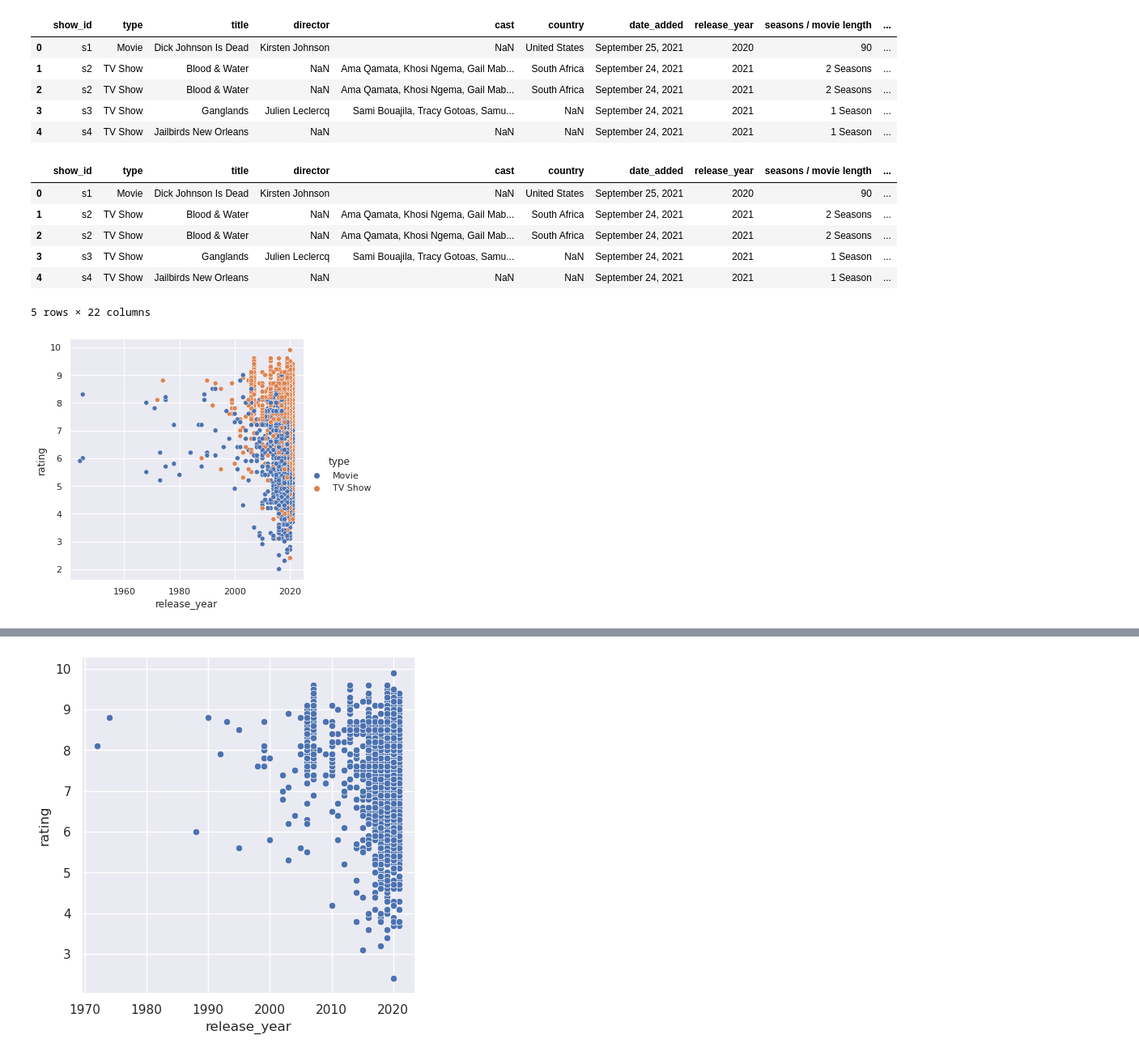
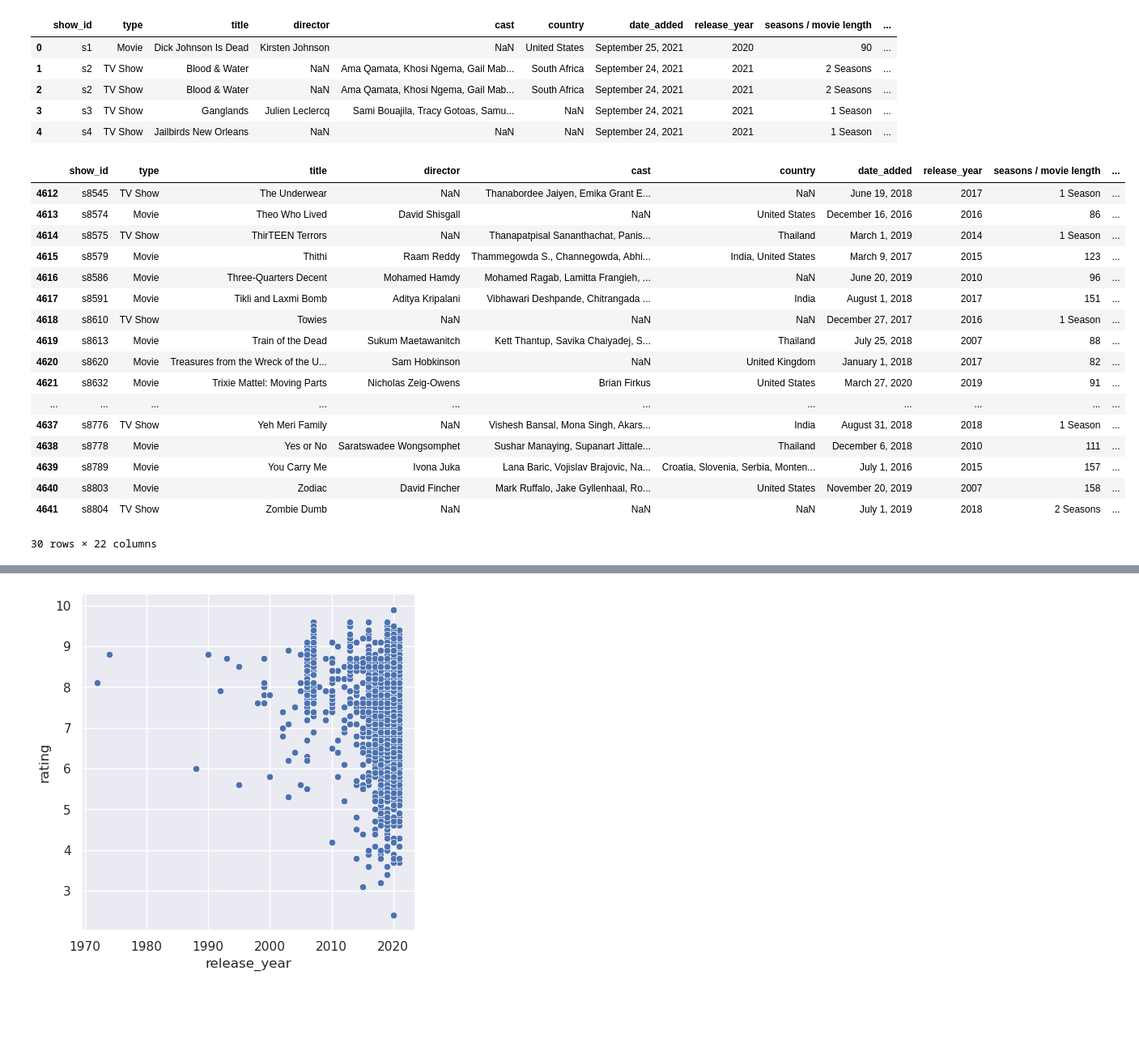
Before and after one commit to drewf24/cs216_final_project, a Jupyter notebook: project prototype.ipynb, the cells around one changed output, grey strips where cells are left out. Shown at 81% size. Drawn from its saved outputs; the diff is of its cells as text; code cells hidden in the pictures; blank space fills up the shorter version.

```diff
--- a/project prototype.ipynb
+++ b/project prototype.ipynb
@@ -56,23 +56,33 @@ grouped_episode_duration.rename(columns={'episode / movie length':'average episo
 # %%
 #making a copy of the merged data set to preserve the original one:
 merged_data_copy = merged_data.copy()
 
 #merge rating group by with merged data set to get a column with average rating
 merge_average_rating = pd.merge(merged_data_copy, grouped_rating)
 
 #merge the new df with the average rating column with average episode duration
 merge_with_two_avg_col = pd.merge(merge_average_rating, grouped_episode_duration)
 
 #same as the original merged_data, but now has two columns for average rating and average episode / movie length
-merge_with_two_avg_col.head()
 # %% [output]
 |  | show_id | type | title | director | cast | country | date_added | release_year | seasons / movie length | ... |
-| 0 | s1 | Movie | Dick Johnson Is Dead | Kirsten Johnson | NaN | United States | September 25, 2021 | 2020 | 90 | ... |
-| 1 | s2 | TV Show | Blood & Water | NaN | Ama Qamata, Khosi Ngema, Gail Mab... | South Africa | September 24, 2021 | 2021 | 2 Seasons | ... |
-| 2 | s2 | TV Show | Blood & Water | NaN | Ama Qamata, Khosi Ngema, Gail Mab... | South Africa | September 24, 2021 | 2021 | 2 Seasons | ... |
-| 3 | s3 | TV Show | Ganglands | Julien Leclercq | Sami Bouajila, Tracy Gotoas, Samu... | NaN | September 24, 2021 | 2021 | 1 Season | ... |
-| 4 | s4 | TV Show | Jailbirds New Orleans | NaN | NaN | NaN | September 24, 2021 | 2021 | 1 Season | ... |
+| 4612 | s8545 | TV Show | The Underwear | NaN | Thanabordee Jaiyen, Emika Grant E... | NaN | June 19, 2018 | 2017 | 1 Season | ... |
+| 4613 | s8574 | Movie | Theo Who Lived | David Shisgall | NaN | United States | December 16, 2016 | 2016 | 86 | ... |
+| 4614 | s8575 | TV Show | ThirTEEN Terrors | NaN | Thanapatpisal Sananthachat, Panis... | Thailand | March 1, 2019 | 2014 | 1 Season | ... |
+| 4615 | s8579 | Movie | Thithi | Raam Reddy | Thammegowda S., Channegowda, Abhi... | India, United States | March 9, 2017 | 2015 | 123 | ... |
+| 4616 | s8586 | Movie | Three-Quarters Decent | Mohamed Hamdy | Mohamed Ragab, Lamitta Frangieh, ... | NaN | June 20, 2019 | 2010 | 96 | ... |
+| 4617 | s8591 | Movie | Tikli and Laxmi Bomb | Aditya Kripalani | Vibhawari Deshpande, Chitrangada ... | India | August 1, 2018 | 2017 | 151 | ... |
+| 4618 | s8610 | TV Show | Towies | NaN | NaN | NaN | December 27, 2017 | 2016 | 1 Season | ... |
+| 4619 | s8613 | Movie | Train of the Dead | Sukum Maetawanitch | Kett Thantup, Savika Chaiyadej, S... | Thailand | July 25, 2018 | 2007 | 88 | ... |
+| 4620 | s8620 | Movie | Treasures from the Wreck of the U... | Sam Hobkinson | NaN | United Kingdom | January 1, 2018 | 2017 | 82 | ... |
+| 4621 | s8632 | Movie | Trixie Mattel: Moving Parts | Nicholas Zeig-Owens | Brian Firkus | United States | March 27, 2020 | 2019 | 91 | ... |
+| ... | ... | ... | ... | ... | ... | ... | ... | ... | ... | ... |
+| 4637 | s8776 | TV Show | Yeh Meri Family | NaN | Vishesh Bansal, Mona Singh, Akars... | India | August 31, 2018 | 2018 | 1 Season | ... |
+| 4638 | s8778 | Movie | Yes or No | Saratswadee Wongsomphet | Sushar Manaying, Supanart Jittale... | Thailand | December 6, 2018 | 2010 | 111 | ... |
+| 4639 | s8789 | Movie | You Carry Me | Ivona Juka | Lana Baric, Vojislav Brajovic, Na... | Croatia, Slovenia, Serbia, Monten... | July 1, 2016 | 2015 | 157 | ... |
+| 4640 | s8803 | Movie | Zodiac | David Fincher | Mark Ruffalo, Jake Gyllenhaal, Ro... | United States | November 20, 2019 | 2007 | 158 | ... |
+| 4641 | s8804 | TV Show | Zombie Dumb | NaN | NaN | NaN | July 1, 2019 | 2018 | 2 Seasons | ... |
-5 rows × 22 columns
+30 rows × 22 columns
 # %%
 #make a copy of the df above with the two average columns to have final cleaned data set
 cleaned_data_set = merge_with_two_avg_col.copy()
@@ -81,9 +91,3 @@ cleaned_tv_shows = cleaned_data_set[cleaned_data_set["type"] == 'TV Show']
 
 #just movies in clean set
 cleaned_movies = cleaned_data_set[cleaned_data_set["type"] == 'Movie']
-# %%
-import seaborn as sns
-sns.set_theme()
-sns.relplot(x='release_year', y='rating', hue="type", data=cleaned_data_set);
-# %% [output]
-[figure, removed]
```
Also changed, not shown: parts of 8 cells of this notebook.
